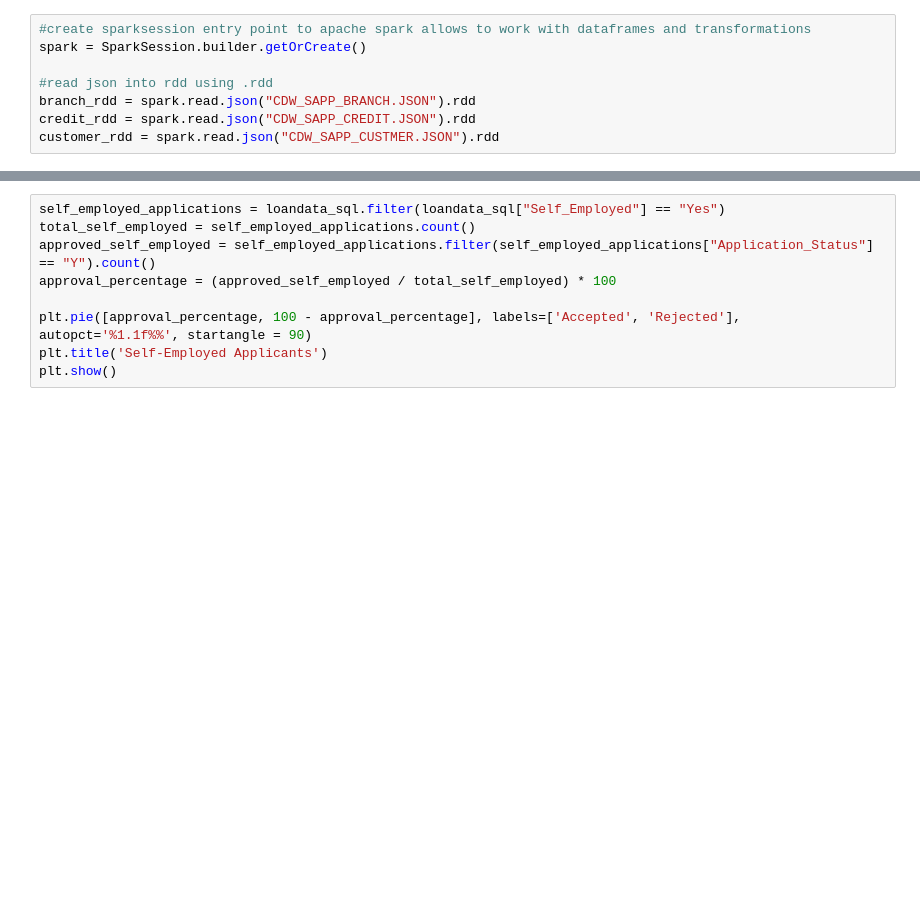
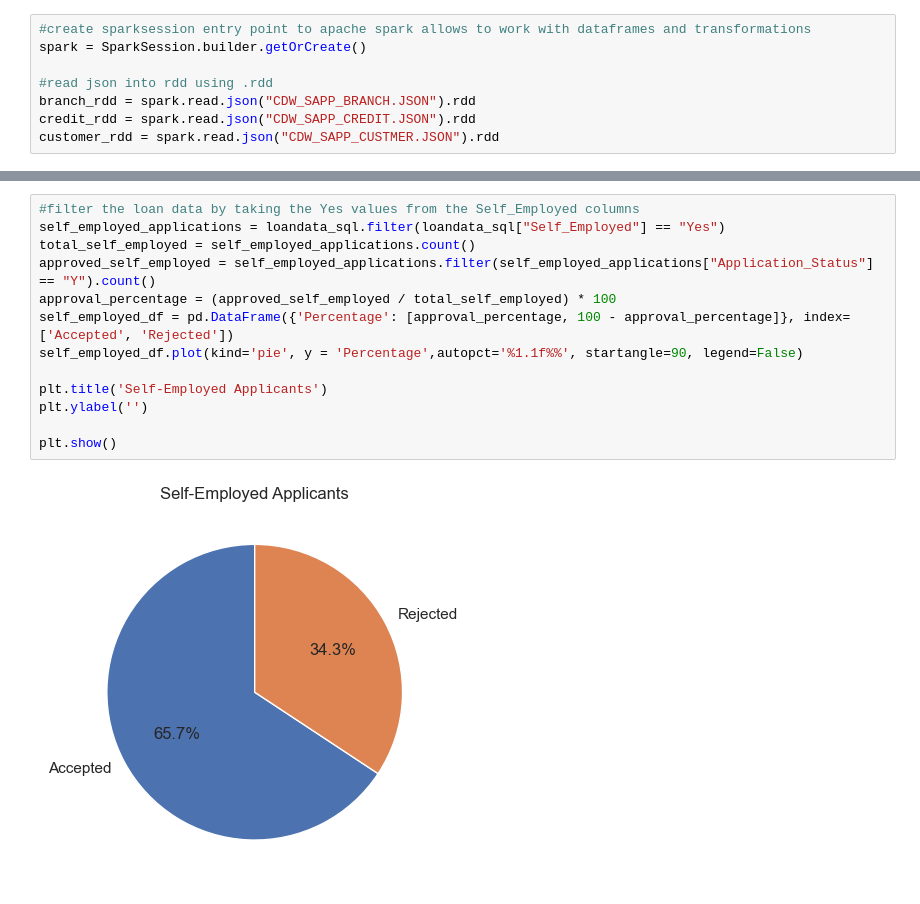
Before and after one commit to AlvisterZ/CapstoneProject, a Jupyter notebook: Capstone/Capstone_Project.ipynb, the cells around one changed output, grey strips where cells are left out. Drawn from its saved outputs; the diff is of its cells as text; blank space fills up the shorter version.

```diff
--- a/Capstone/Capstone_Project.ipynb
+++ b/Capstone/Capstone_Project.ipynb
@@ -539,12 +776,18 @@ loandata_sql.show()
 # %%
+#filter the loan data by taking the Yes values from the Self_Employed columns
 self_employed_applications = loandata_sql.filter(loandata_sql["Self_Employed"] == "Yes")
 total_self_employed = self_employed_applications.count()
 approved_self_employed = self_employed_applications.filter(self_employed_applications["Application_Status"] == "Y").count()
 approval_percentage = (approved_self_employed / total_self_employed) * 100
+self_employed_df = pd.DataFrame({'Percentage': [approval_percentage, 100 - approval_percentage]}, index=['Accepted', 'Rejected'])
+self_employed_df.plot(kind='pie', y = 'Percentage',autopct='%1.1f%%', startangle=90, legend=False)
 
-plt.pie([approval_percentage, 100 - approval_percentage], labels=['Accepted', 'Rejected'], autopct='%1.1f%%', startangle = 90)
 plt.title('Self-Employed Applicants')
+plt.ylabel('')
+
 plt.show()
+# %% [output]
+[figure, added]
 # %%
 married_male_applicants = loandata_sql.filter((loandata_sql.Married == "Yes") & (loandata_sql.Gender == "Male"))
 rejected_applications = married_male_applicants.filter(loandata_sql.Application_Status == "N").count()
```
Also changed, not shown: parts of 22 cells of this notebook.
